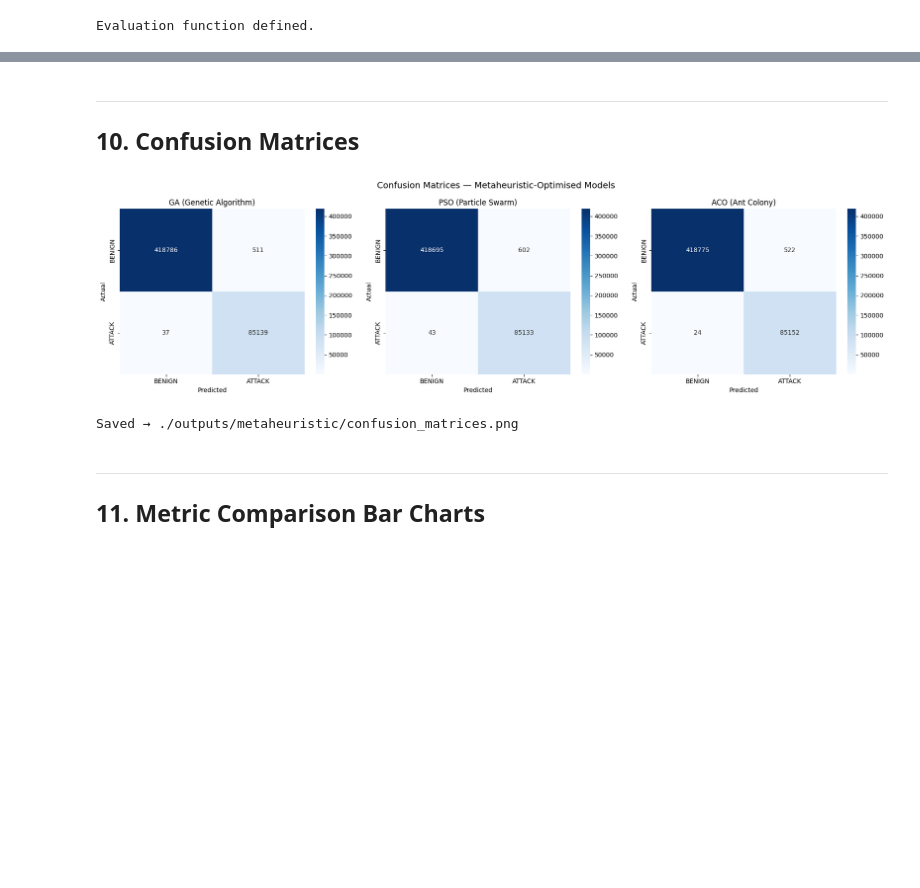
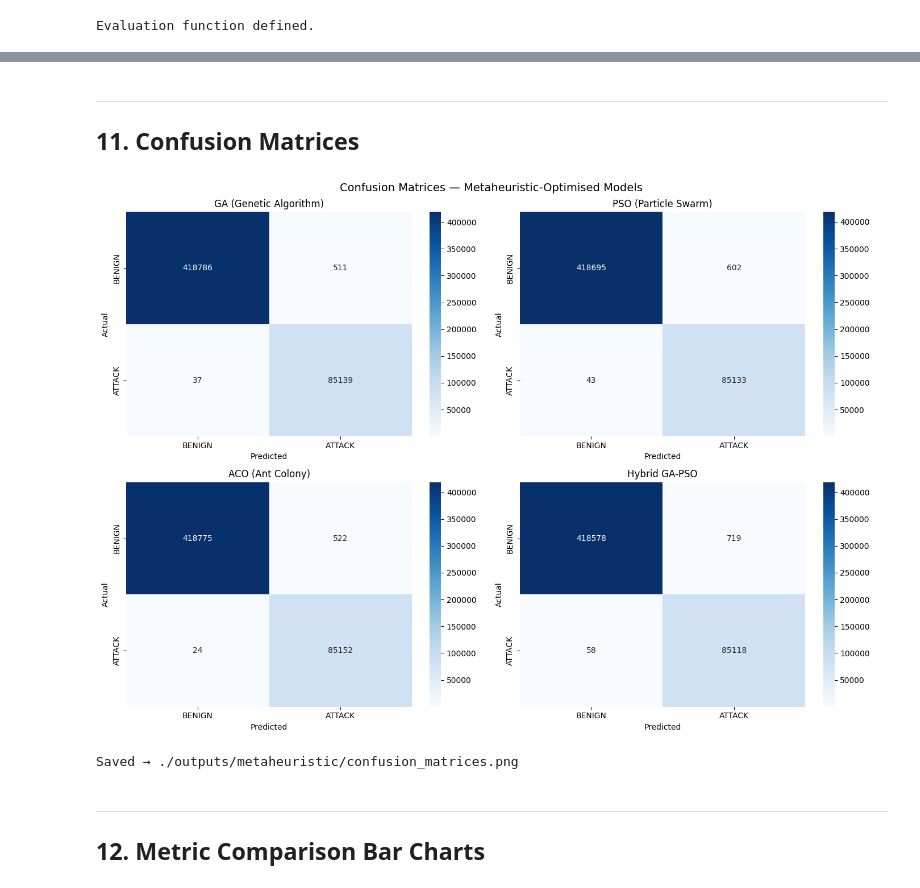
Before and after one commit to shoebill23/IDS_MetaHeurisitc_Optimization, a Jupyter notebook: metaheuristic_optimization.ipynb, the cells around one changed output, grey strips where cells are left out. Cells and saved outputs as stored; diff of their text form; code cells hidden in the pictures; blank space fills up the shorter version.

```diff
--- a/metaheuristic_optimization.ipynb
+++ b/metaheuristic_optimization.ipynb
@@ -757,16 +962,17 @@ print("Evaluation function defined.")
 # %% [output]
 Evaluation function defined.
 # %%
-# ── Evaluate all three metaheuristics on the full test set ─────────────────
+# ── Evaluate all four metaheuristics on the full test set ─────────────────
 
 results = []
 conf_matrices = {}
 selected_features_dict = {}
 
 for name, sol, opt_t in [
-    ('GA (Genetic Algorithm)',  ga_best_sol,  ga_time),
-    ('PSO (Particle Swarm)',    pso_best_sol, pso_time),
-    ('ACO (Ant Colony)',        aco_best_sol, aco_time)
+    ('GA (Genetic Algorithm)',  ga_best_sol,      ga_time),
+    ('PSO (Particle Swarm)',    pso_best_sol,     pso_time),
+    ('ACO (Ant Colony)',        aco_best_sol,     aco_time),
+    ('Hybrid GA-PSO',          hybrid_best_sol,  hybrid_time)
 ]:
     metrics, cm, sel_feats = evaluate_on_test_set(
         name, sol, opt_t,
@@ -780,9 +986,8 @@ for name, sol, opt_t in [
 # ── Add baseline from saved CSV ───────────────────────────────────────────────
 baseline_df = pd.read_csv('./outputs/baseline/baseline_metrics.csv')
 baseline_row = baseline_df.iloc[0].to_dict()
-baseline_row['Detection_Rate'] = baseline_row.get('Recall', 0)  # TPR ≈ weighted recall
-baseline_row['Opt_Time_s'] = 0.0  # no optimisation for baseline
-baseline_row['Retrain_Time_s'] = baseline_row.get('Training_Time_s', 0)
+baseline_row['Opt_Time_s'] = 0.0
+baseline_row['Retrain_Time_s'] = baseline_row.pop('Training_Time_s', 0)
 results.insert(0, baseline_row)
 
 print("\nAll evaluations complete.")
@@ -842,12 +1048,13 @@ Comparison saved → ./outputs/metaheuristic/comparison_metrics.csv
 # %%
 fig, ax = plt.subplots(figsize=(10, 6))
 
-ax.plot(range(len(ga_convergence)),  ga_convergence,  'o-', label='GA',  markersize=3, linewidth=1.5)
-ax.plot(range(len(pso_convergence)), pso_convergence, 's-', label='PSO', markersize=3, linewidth=1.5)
-ax.plot(range(len(aco_convergence)), aco_convergence, '^-', label='ACO', markersize=3, linewidth=1.5)
+ax.plot(range(len(ga_convergence)),      ga_convergence,      'o-', label='GA',      markersize=3, linewidth=1.5)
+ax.plot(range(len(pso_convergence)),     pso_convergence,     's-', label='PSO',     markersize=3, linewidth=1.5)
+ax.plot(range(len(aco_convergence)),     aco_convergence,     '^-', label='ACO',     markersize=3, linewidth=1.5)
+ax.plot(range(len(hybrid_convergence)),  hybrid_convergence,  'D-', label='Hybrid',  markersize=3, linewidth=1.5)
 
 ax.set_xlabel('Iteration / Generation', fontsize=12)
-ax.set_ylabel('Best Fitness (Weighted F1 − penalty)', fontsize=12)
+ax.set_ylabel('Best Fitness (Weighted F1 \u2212 penalty)', fontsize=12)
 ax.set_title('Convergence Comparison of Metaheuristic Algorithms', fontsize=14)
 ax.legend(fontsize=11)
 ax.grid(True, alpha=0.3)
@@ -855,5 +1062,5 @@ ax.grid(True, alpha=0.3)
 plt.tight_layout()
 plt.savefig(OUTPUT_DIR + 'convergence_plot.png', dpi=150)
 plt.show()
-print(f"Saved → {OUTPUT_DIR}convergence_plot.png")
+print(f"Saved \u2192 {OUTPUT_DIR}convergence_plot.png")
 # %% [output]
@@ -861,29 +1068,30 @@ print(f"Saved → {OUTPUT_DIR}convergence_plot.png")
 Saved → ./outputs/metaheuristic/convergence_plot.png
 # %% [markdown]
 ---
-## 10. Confusion Matrices
+## 11. Confusion Matrices
 # %%
-fig, axes = plt.subplots(1, 3, figsize=(18, 5))
+fig, axes = plt.subplots(2, 2, figsize=(14, 10))
+axes = axes.flatten()
 
 for ax, (name, cm) in zip(axes, conf_matrices.items()):
     sns.heatmap(cm, annot=True, fmt='d', cmap='Blues', ax=ax,
                 xticklabels=['BENIGN', 'ATTACK'],
                 yticklabels=['BENIGN', 'ATTACK'])
     ax.set_title(name, fontsize=12)
     ax.set_xlabel('Predicted')
     ax.set_ylabel('Actual')
 
-plt.suptitle('Confusion Matrices — Metaheuristic-Optimised Models', fontsize=14)
+plt.suptitle('Confusion Matrices \u2014 Metaheuristic-Optimised Models', fontsize=14)
 plt.tight_layout()
 plt.savefig(OUTPUT_DIR + 'confusion_matrices.png', dpi=150)
 plt.show()
-print(f"Saved → {OUTPUT_DIR}confusion_matrices.png")
+print(f"Saved \u2192 {OUTPUT_DIR}confusion_matrices.png")
 # %% [output]
-[figure, old version]
+[figure, new version]
 Saved → ./outputs/metaheuristic/confusion_matrices.png
 # %% [markdown]
 ---
-## 11. Metric Comparison Bar Charts
+## 12. Metric Comparison Bar Charts
 # %%
 # ── Bar charts for key metrics ────────────────────────────────────────────────
 metrics_to_plot = ['Accuracy', 'Weighted_F1', 'Macro_F1', 'Precision', 'Recall', 'ROC_AUC']
```
Also changed, not shown: parts of 23 cells of this notebook.
